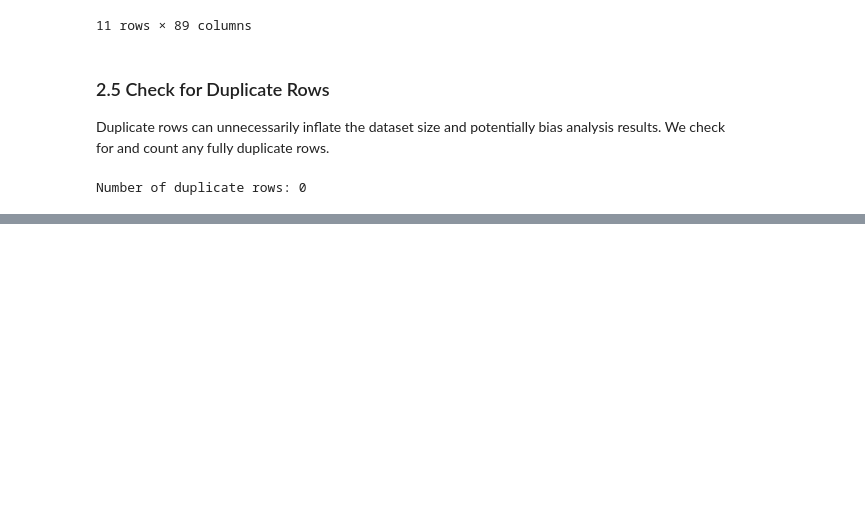
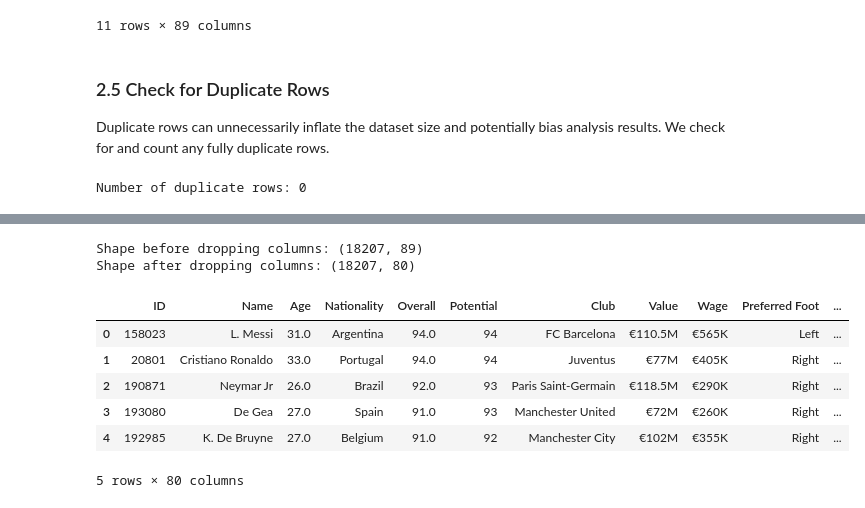
Before and after one commit to SLajuwomi/FIFA, a Jupyter notebook: fifa19_undervaluation_analysis.ipynb, the cells around one changed output, grey strips where cells are left out. Saved outputs shown, nothing was run; the diff lists cells and outputs as text; code cells hidden in the pictures; blank space fills up the shorter version.

```diff
--- a/fifa19_undervaluation_analysis.ipynb
+++ b/fifa19_undervaluation_analysis.ipynb
@@ -175,0 +184,29 @@ Number of duplicate rows: 0
+# %%
+# List of columns to drop
+columns_to_drop = [
+    'Unnamed: 0', 'Photo', 'Flag', 'Club Logo', 'Real Face',
+    'Joined', 'Loaned From', 'Contract Valid Until', 'Special'
+]
+
+# Record shape before dropping
+shape_before_drop = fifa_df.shape
+print(f"Shape before dropping columns: {shape_before_drop}")
+
+# Drop the columns, using errors='ignore' in case some are already missing
+fifa_df = fifa_df.drop(columns=columns_to_drop, errors='ignore')
+
+# Print the new shape
+print(f"Shape after dropping columns: {fifa_df.shape}")
+
+# Display the first few rows with remaining columns
+display(fifa_df.head())
+# %% [output]
+Shape before dropping columns: (18207, 89)
+Shape after dropping columns: (18207, 80)
+|  | ID | Name | Age | Nationality | Overall | Potential | Club | Value | Wage | Preferred Foot | ... |
+| 0 | 158023 | L. Messi | 31.0 | Argentina | 94.0 | 94 | FC Barcelona | €110.5M | €565K | Left | ... |
+| 1 | 20801 | Cristiano Ronaldo | 33.0 | Portugal | 94.0 | 94 | Juventus | €77M | €405K | Right | ... |
+| 2 | 190871 | Neymar Jr | 26.0 | Brazil | 92.0 | 93 | Paris Saint-Germain | €118.5M | €290K | Right | ... |
+| 3 | 193080 | De Gea | 27.0 | Spain | 91.0 | 93 | Manchester United | €72M | €260K | Right | ... |
+| 4 | 192985 | K. De Bruyne | 27.0 | Belgium | 91.0 | 92 | Manchester City | €102M | €355K | Right | ... |
+5 rows × 80 columns
```
Also changed, not shown: parts of 1 cell of this notebook.
